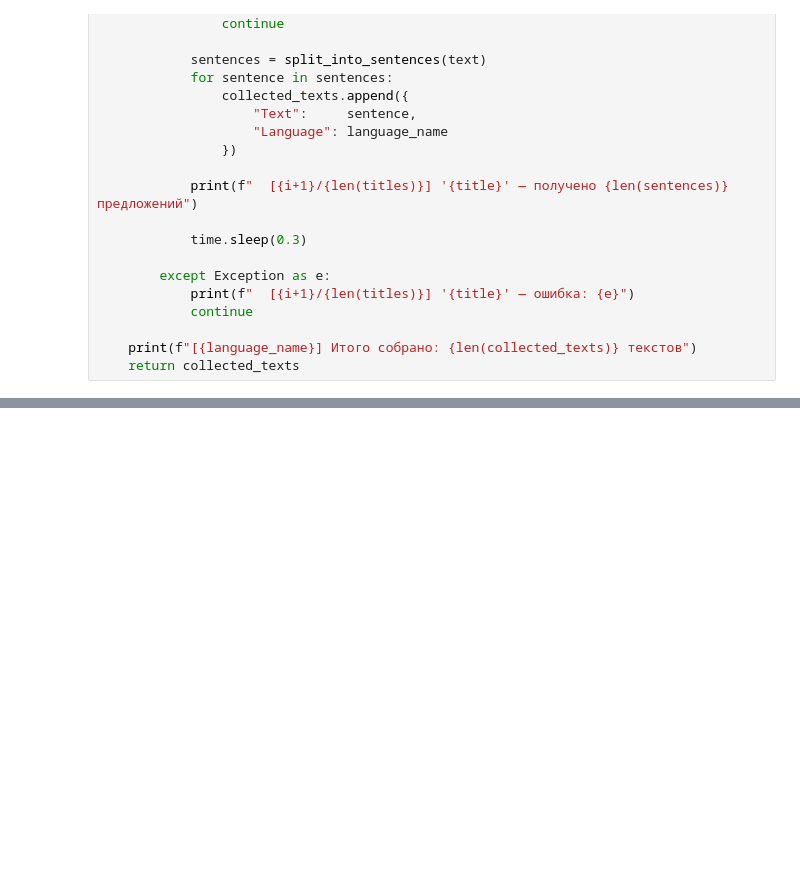
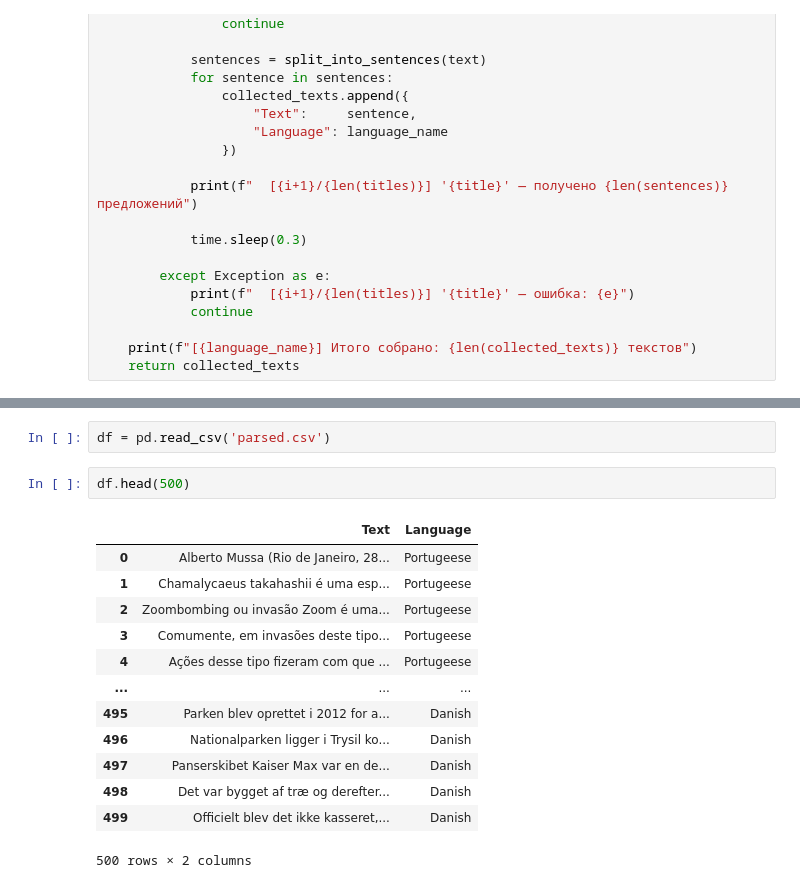
Before and after one commit to Jamchitogrito/launuageML-DB, a Jupyter notebook: parser.ipynb, the cells around one changed output, grey strips where cells are left out. Cells and saved outputs as stored; diff of their text form; blank space fills up the shorter version.

```diff
--- a/parser.ipynb
+++ b/parser.ipynb
@@ -165,0 +173,18 @@ TypeError: 'NoneType' object is not iterable
+# %%
+df = pd.read_csv('parsed.csv')
+# %%
+df.head(500)
+# %% [output]
+|  | Text | Language |
+| 0 | Alberto Mussa (Rio de Janeiro, 28... | Portugeese |
+| 1 | Chamalycaeus takahashii é uma esp... | Portugeese |
+| 2 | Zoombombing ou invasão Zoom é uma... | Portugeese |
+| 3 | Comumente, em invasões deste tipo... | Portugeese |
+| 4 | Ações desse tipo fizeram com que ... | Portugeese |
+| ... | ... | ... |
+| 495 | Parken blev oprettet i 2012 for a... | Danish |
+| 496 | Nationalparken ligger i Trysil ko... | Danish |
+| 497 | Panserskibet Kaiser Max var en de... | Danish |
+| 498 | Det var bygget af træ og derefter... | Danish |
+| 499 | Officielt blev det ikke kasseret,... | Danish |
+500 rows × 2 columns
```
Also changed, not shown: parts of 4 cells of this notebook, 3 other files.
